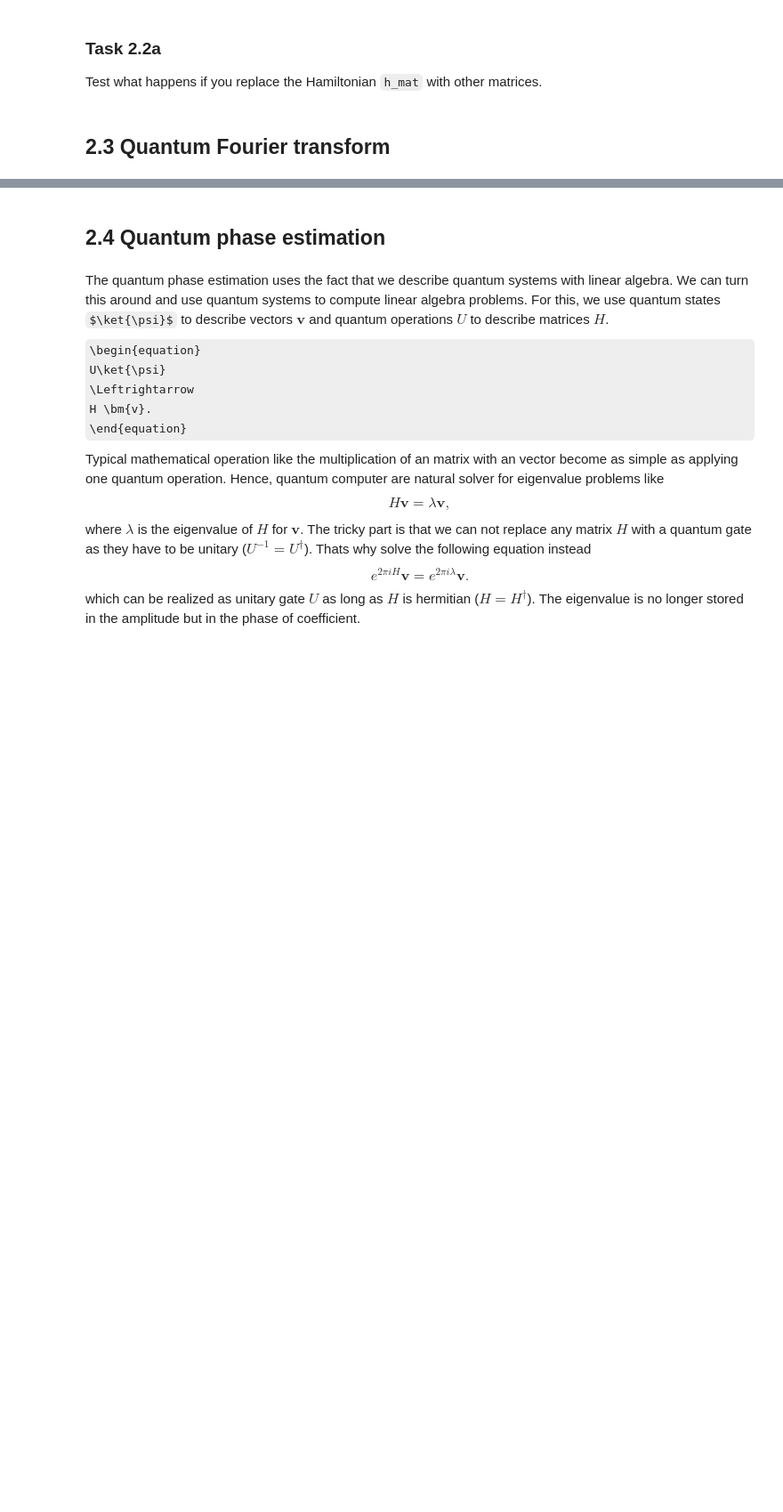
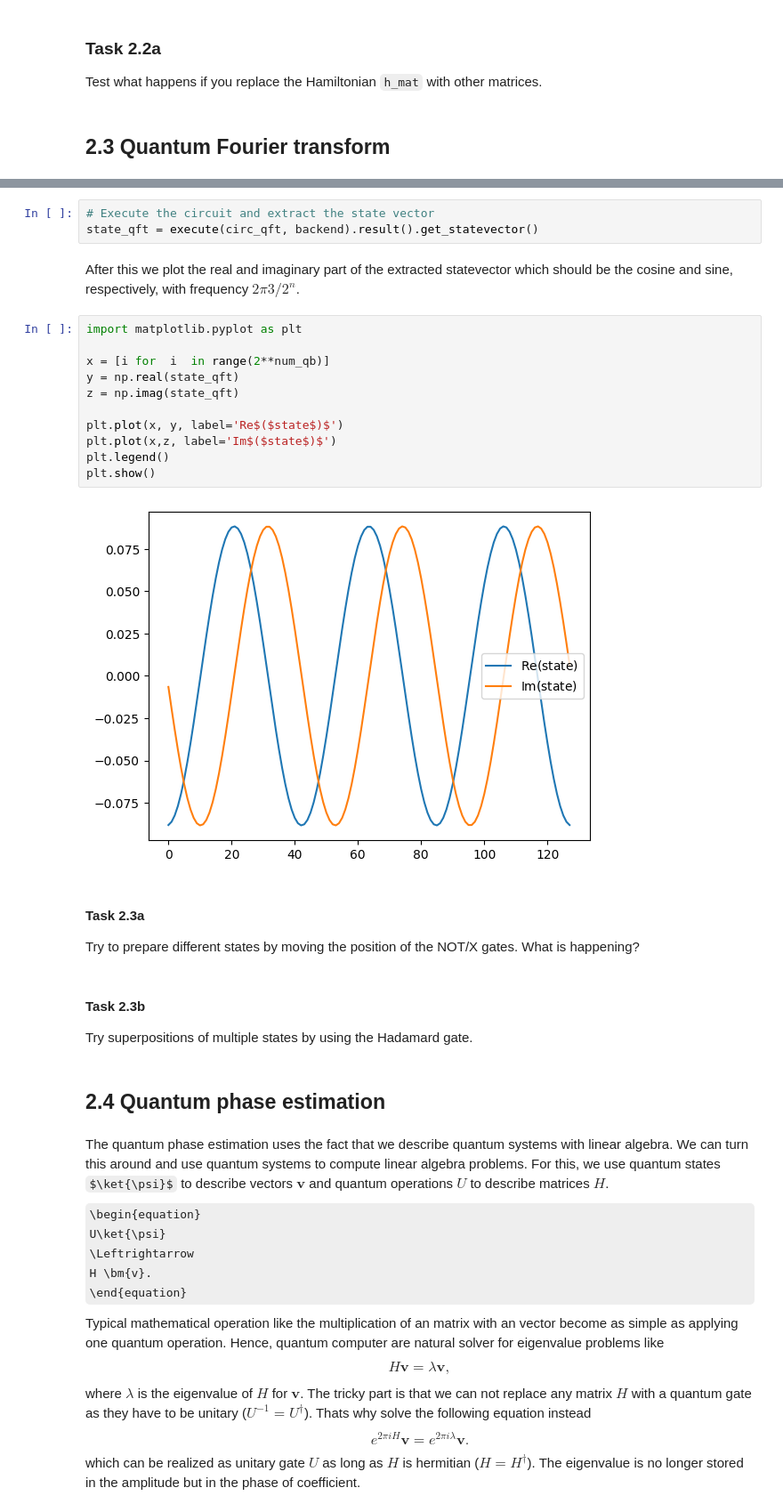
Before and after one commit to FZJ-PGI-12/as-qc-em-tutorial, a Jupyter notebook: T2_Quantum_phase_estimation.ipynb, the cells around one changed output, grey strips where cells are left out. Shown: that part at 89% size. Cells and saved outputs as stored; diff of their text form; some formulas as TeX source; blank space fills up the shorter version.

Commit message:
added a QFT task

```diff
--- a/T2_Quantum_phase_estimation.ipynb
+++ b/T2_Quantum_phase_estimation.ipynb
@@ -381,3 +407,28 @@ The interested reader can simply follow the proof on wikipedia ([https://en.wiki
+# %%
+# Execute the circuit and extract the state vector
+state_qft = execute(circ_qft, backend).result().get_statevector()
+# %% [markdown]
+After this we plot the real and imaginary part of the extracted statevector which should be the cosine and sine, respectively, with frequency $2\pi3/2^n$.
+# %%
+import matplotlib.pyplot as plt
+
+x = [i for  i  in range(2**num_qb)]
+y = np.real(state_qft)
+z = np.imag(state_qft)
+
+plt.plot(x, y, label='Re$($state$)$')
+plt.plot(x,z, label='Im$($state$)$')
+plt.legend()
+plt.show()
+# %% [output]
+[figure, added]
+# %% [markdown]
+#### Task 2.3a
+
+Try to prepare different states by moving the position of the NOT/X gates. What is happening?
+# %% [markdown]
+#### Task 2.3b
+Try superpositions of multiple states by using the Hadamard gate.
 # %% [markdown]
 ## 2.4 Quantum phase estimation
 # %% [markdown]
```
Also changed, not shown: parts of 7 cells of this notebook.
